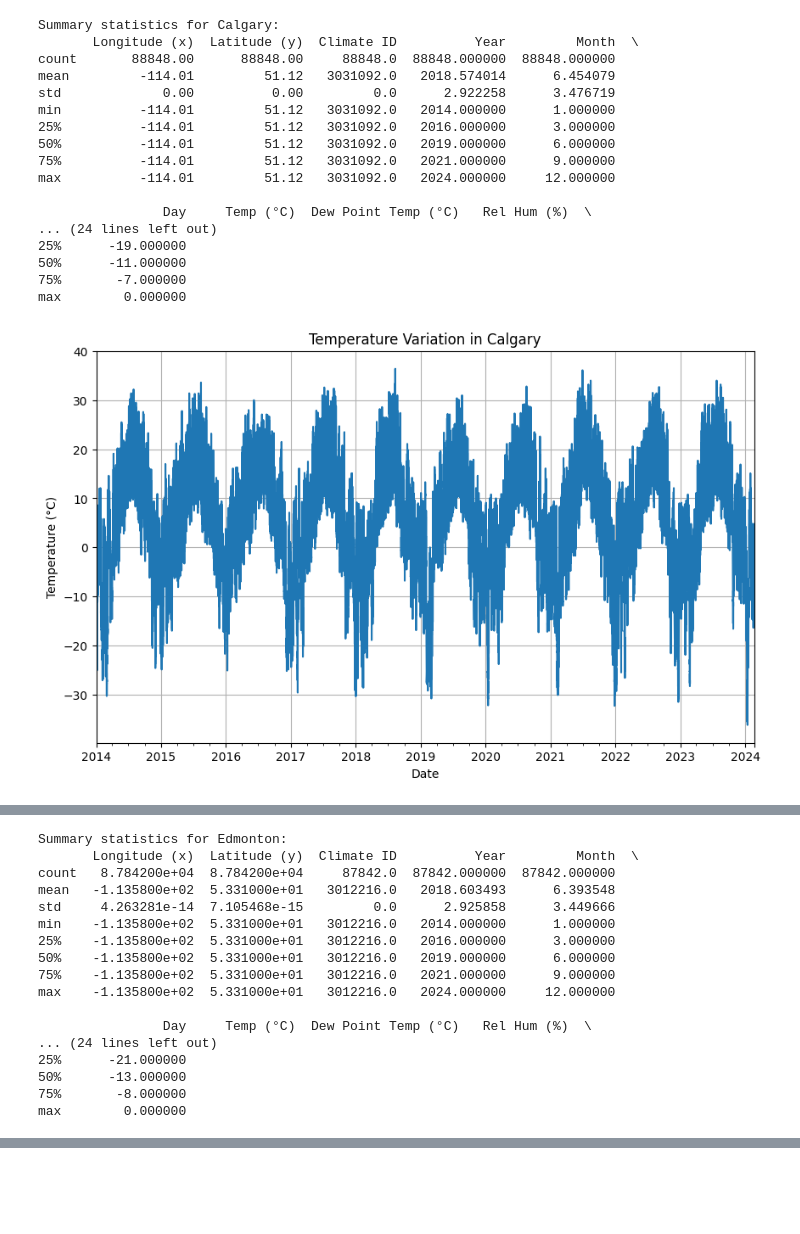
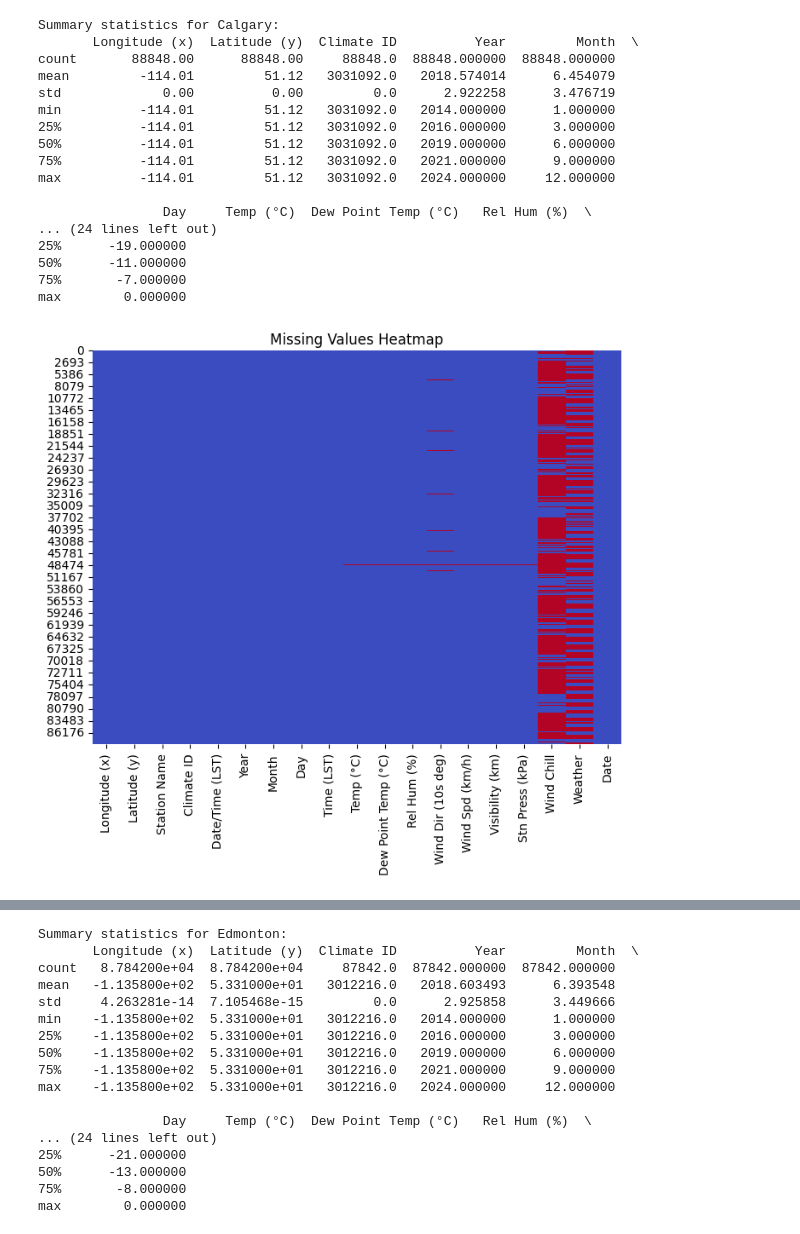
Before and after one commit to gaoqian310/utility_price_forecast, a Jupyter notebook: weather/data_exploratory_analysis.ipynb, the cells around one changed output, grey strips where cells are left out. Saved outputs shown, nothing was run; the diff lists cells and outputs as text; code cells hidden in the pictures; blank space fills up the shorter version.

Commit message:
add heatmap to vistualize missing values

```diff
--- a/weather/data_exploratory_analysis.ipynb
+++ b/weather/data_exploratory_analysis.ipynb
@@ -18,6 +18,12 @@ for csv_file in csv_files:
     # Summary statistics
     print(f"Summary statistics for {city_name}:")
     print(df.describe())
+
+    # Heatmap to visualize missing values
+    plt.figure(figsize=(8, 6))
+    sns.heatmap(df.isnull(), cmap='coolwarm', cbar=False)
+    plt.title("Missing Values Heatmap for {city_name}:")
+    plt.show()
 
     # Time series plot for temperature
     plt.figure(figsize=(10, 6))
@@ -48,34 +54,41 @@ for csv_file in csv_files:
     plt.grid(True)
     plt.show()
 
-     # Relative Wind Chill Trends
+    # Pressure Trends
+    plt.figure(figsize=(10, 6))
+    df['Stn Press (kPa)'].plot()
+    plt.xlabel("Date")
+    plt.ylabel("Stn Press (kPa)")
+    plt.title(f"Station Pressure Variation in {city_name}")
+    plt.grid(True)
+    plt.show()
+
+     # Wind Chill Trends
     plt.figure(figsize=(10, 6))
     df.groupby('Month')['Wind Chill'].mean().plot(kind='bar')
     plt.xlabel("Month")
     plt.ylabel("Wind Chill")
     plt.title(f"Wind Chill Trends in {city_name}")
     plt.grid(True)
     plt.show()
 
-    # Other visualizations (e.g., wind direction, wind speed, visibility, pressure, weather conditions) can be added here
-
     print("\n")  # Add a separator between cities
 # %% [output]
 Summary statistics for Calgary:
        Longitude (x)  Latitude (y)  Climate ID          Year         Month  \
 count       88848.00      88848.00     88848.0  88848.000000  88848.000000
 mean         -114.01         51.12   3031092.0   2018.574014      6.454079
 std             0.00          0.00         0.0      2.922258      3.476719
 min          -114.01         51.12   3031092.0   2014.000000      1.000000
 25%          -114.01         51.12   3031092.0   2016.000000      3.000000
 50%          -114.01         51.12   3031092.0   2019.000000      6.000000
 75%          -114.01         51.12   3031092.0   2021.000000      9.000000
 max          -114.01         51.12   3031092.0   2024.000000     12.000000
 
                 Day     Temp (°C)  Dew Point Temp (°C)   Rel Hum (%)  \
 ... (24 lines left out)
 25%      -19.000000
 50%      -11.000000
 75%       -7.000000
 max        0.000000
-[figure, old version]
+[figure, new version]
@@ -85,17 +97,0 @@ max        0.000000
-Summary statistics for Edmonton:
-       Longitude (x)  Latitude (y)  Climate ID          Year         Month  \
-count   8.784200e+04  8.784200e+04     87842.0  87842.000000  87842.000000
-mean   -1.135800e+02  5.331000e+01   3012216.0   2018.603493      6.393548
-std     4.263281e-14  7.105468e-15         0.0      2.925858      3.449666
-min    -1.135800e+02  5.331000e+01   3012216.0   2014.000000      1.000000
-25%    -1.135800e+02  5.331000e+01   3012216.0   2016.000000      3.000000
-50%    -1.135800e+02  5.331000e+01   3012216.0   2019.000000      6.000000
-75%    -1.135800e+02  5.331000e+01   3012216.0   2021.000000      9.000000
-max    -1.135800e+02  5.331000e+01   3012216.0   2024.000000     12.000000
-
-                Day     Temp (°C)  Dew Point Temp (°C)   Rel Hum (%)  \
-... (24 lines left out)
-25%      -21.000000
-50%      -13.000000
-75%       -8.000000
-max        0.000000
@@ -103,0 +100,17 @@ max        0.000000
+Summary statistics for Edmonton:
+       Longitude (x)  Latitude (y)  Climate ID          Year         Month  \
+count   8.784200e+04  8.784200e+04     87842.0  87842.000000  87842.000000
+mean   -1.135800e+02  5.331000e+01   3012216.0   2018.603493      6.393548
+std     4.263281e-14  7.105468e-15         0.0      2.925858      3.449666
+min    -1.135800e+02  5.331000e+01   3012216.0   2014.000000      1.000000
+25%    -1.135800e+02  5.331000e+01   3012216.0   2016.000000      3.000000
+50%    -1.135800e+02  5.331000e+01   3012216.0   2019.000000      6.000000
+75%    -1.135800e+02  5.331000e+01   3012216.0   2021.000000      9.000000
+max    -1.135800e+02  5.331000e+01   3012216.0   2024.000000     12.000000
+
+                Day     Temp (°C)  Dew Point Temp (°C)   Rel Hum (%)  \
+... (24 lines left out)
+25%      -21.000000
+50%      -13.000000
+75%       -8.000000
+max        0.000000
```
Also changed, not shown: parts of 2 cells of this notebook.
